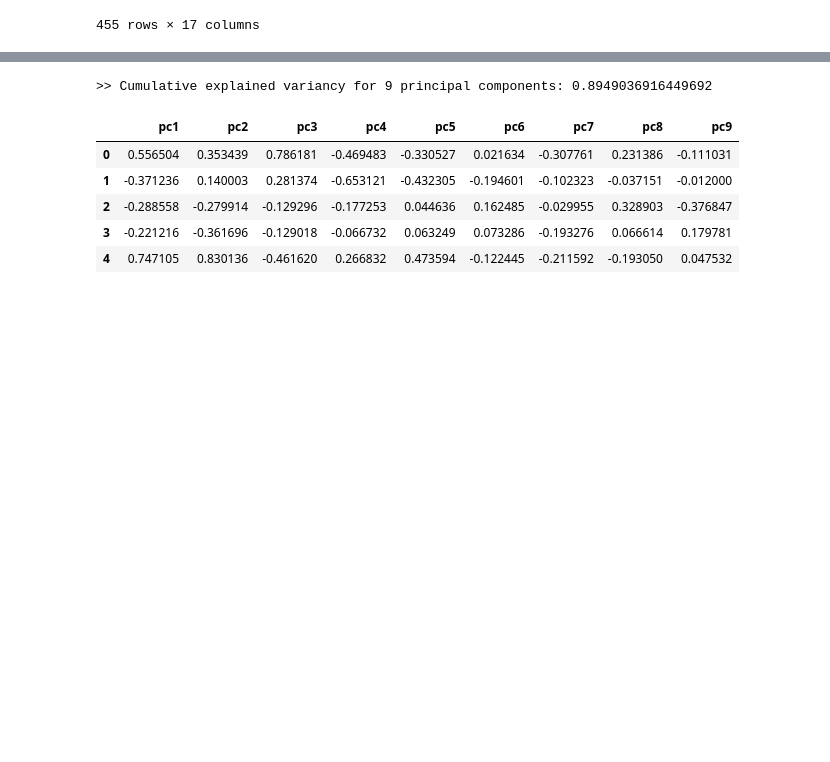
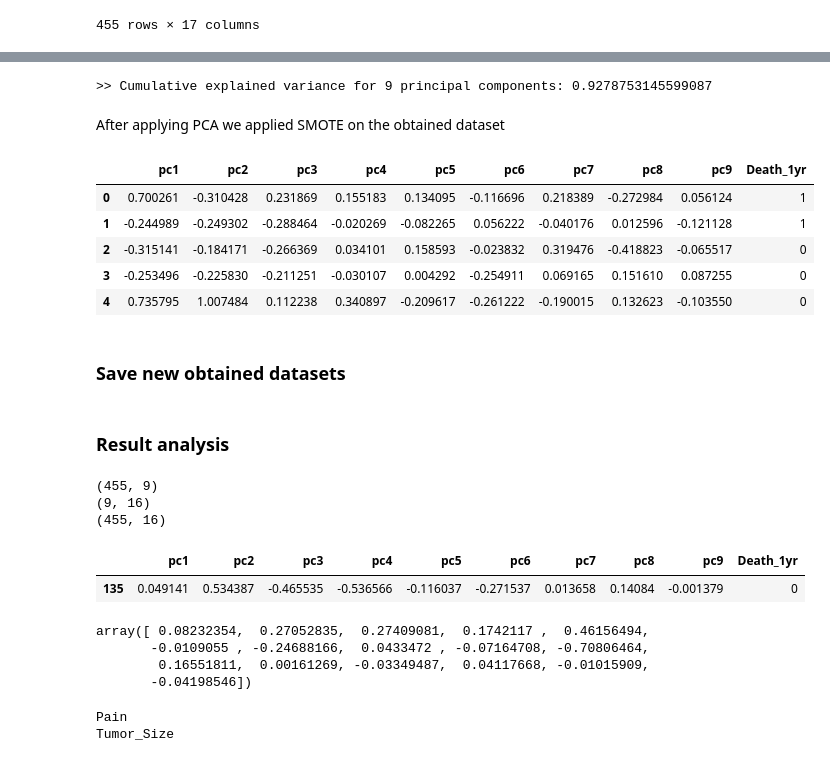
Before and after one commit to GiuseppeMoscarelli/Thoracic-Surgery, a Jupyter notebook: src/3_PCA.ipynb, the cells around one changed output, grey strips where cells are left out. Drawn from its saved outputs; the diff is of its cells as text; code cells hidden in the pictures; blank space fills up the shorter version.

```diff
--- a/src/3_PCA.ipynb
+++ b/src/3_PCA.ipynb
@@ -95,28 +115,44 @@ plt.ylabel('explained variance')
 # %%
 n_components=9
 pca = PCA(n_components=n_components, random_state=42)
-pca_results = pca.fit_transform(df_merged.values)
-print('>> Cumulative explained variancy for {} principal components: {}'.format(
+pca_results = pca.fit_transform(X.values)
+print('>> Cumulative explained variance for {} principal components: {}'.format(
     n_components,
     np.sum(pca.explained_variance_ratio_))
 )
 
 train_pca, test_pca = np.split(pca_results, [train_len], axis=0)
-
-columns_names = [f"pc{i+1}" for i in range(n_components)]
-
-train_pca_df = pd.DataFrame(train_pca, columns=columns_names)
-test_pca_df = pd.DataFrame(test_pca, columns=columns_names)
-
-train_pca_df.head()
+train_pca_y, test_pca_y = np.split(y.values, [train_len], axis=0)
 # %% [output]
->> Cumulative explained variancy for 9 principal components: 0.8949036916449692
+>> Cumulative explained variance for 9 principal components: 0.9278753145599087
-|  | pc1 | pc2 | pc3 | pc4 | pc5 | pc6 | pc7 | pc8 | pc9 |
-| 0 | 0.556504 | 0.353439 | 0.786181 | -0.469483 | -0.330527 | 0.021634 | -0.307761 | 0.231386 | -0.111031 |
-| 1 | -0.371236 | 0.140003 | 0.281374 | -0.653121 | -0.432305 | -0.194601 | -0.102323 | -0.037151 | -0.012000 |
-| 2 | -0.288558 | -0.279914 | -0.129296 | -0.177253 | 0.044636 | 0.162485 | -0.029955 | 0.328903 | -0.376847 |
-| 3 | -0.221216 | -0.361696 | -0.129018 | -0.066732 | 0.063249 | 0.073286 | -0.193276 | 0.066614 | 0.179781 |
-| 4 | 0.747105 | 0.830136 | -0.461620 | 0.266832 | 0.473594 | -0.122445 | -0.211592 | -0.193050 | 0.047532 |
+# %% [markdown]
+After applying PCA we applied SMOTE on the obtained dataset
+# %%
+sm = SMOTE(random_state=42, sampling_strategy='not majority')
+train_pca_smote, train_pca_smote_y = sm.fit_resample(train_pca, train_pca_y)
+# %%
+columns_names = [f"pc{i+1}" for i in range(n_components)] + [y_label]
+
+train_pca_df = pd.DataFrame(
+    np.c_[train_pca_smote, train_pca_smote_y],
+    columns=columns_names)
+test_pca_df = pd.DataFrame(
+    np.c_[test_pca, test_pca_y],
+    columns=columns_names)
+
+train_pca_df[y_label] = train_pca_df[y_label].astype(int)
+test_pca_df[y_label] = test_pca_df[y_label].astype(int)
+
+train_pca_df.head()
+# %% [output]
+|  | pc1 | pc2 | pc3 | pc4 | pc5 | pc6 | pc7 | pc8 | pc9 | Death_1yr |
+| 0 | 0.700261 | -0.310428 | 0.231869 | 0.155183 | 0.134095 | -0.116696 | 0.218389 | -0.272984 | 0.056124 | 1 |
+| 1 | -0.244989 | -0.249302 | -0.288464 | -0.020269 | -0.082265 | 0.056222 | -0.040176 | 0.012596 | -0.121128 | 1 |
+| 2 | -0.315141 | -0.184171 | -0.266369 | 0.034101 | 0.158593 | -0.023832 | 0.319476 | -0.418823 | -0.065517 | 0 |
+| 3 | -0.253496 | -0.225830 | -0.211251 | -0.030107 | 0.004292 | -0.254911 | 0.069165 | 0.151610 | 0.087255 | 0 |
+| 4 | 0.735795 | 1.007484 | 0.112238 | 0.340897 | -0.209617 | -0.261222 | -0.190015 | 0.132623 | -0.103550 | 0 |
+# %% [markdown]
+### Save new obtained datasets
 # %%
 TRAIN_SAVE_PATH = Path('.') / 'dataset' / 'ThoracicSurgery_pca_train.csv'
 TEST_SAVE_PATH = Path('.') / 'dataset' / 'ThoracicSurgery_pca_test.csv'
@@ -123,2 +160,34 @@ TEST_SAVE_PATH = Path('.') / 'dataset' / 'ThoracicSurgery_pca_test.csv'
 train_pca_df.to_csv(TRAIN_SAVE_PATH, index=False)
 test_pca_df.to_csv(TEST_SAVE_PATH, index=False)
+# %% [markdown]
+### Result analysis
+# %%
+print(pca_results.shape)
+print(pca.components_.shape)
+reconstructed = np.matmul(pca_results, pca.components_)
+
+print(reconstructed.shape)
+# %% [output]
+(455, 9)
+(9, 16)
+(455, 16)
+# %%
+#Sample a patient from the test set (it will be useful to make an example in decision trees)
+test_pca_df[-2:-1].head()
+# %% [output]
+|  | pc1 | pc2 | pc3 | pc4 | pc5 | pc6 | pc7 | pc8 | pc9 | Death_1yr |
+| 135 | 0.049141 | 0.534387 | -0.465535 | -0.536566 | -0.116037 | -0.271537 | 0.013658 | 0.14084 | -0.001379 | 0 |
+# %%
+eighth_component = pca.components_[7]
+eighth_component
+# %% [output]
+array([ 0.08232354,  0.27052835,  0.27409081,  0.1742117 ,  0.46156494,
+       -0.0109055 , -0.24688166,  0.0433472 , -0.07164708, -0.70806464,
+        0.16551811,  0.00161269, -0.03349487,  0.04117668, -0.01015909,
+       -0.04198546])
+# %%
+print(x_labels[4])
+print(x_labels[9])
+# %% [output]
+Pain
+Tumor_Size
```
Also changed, not shown: parts of 12 cells of this notebook, 7 other files.
